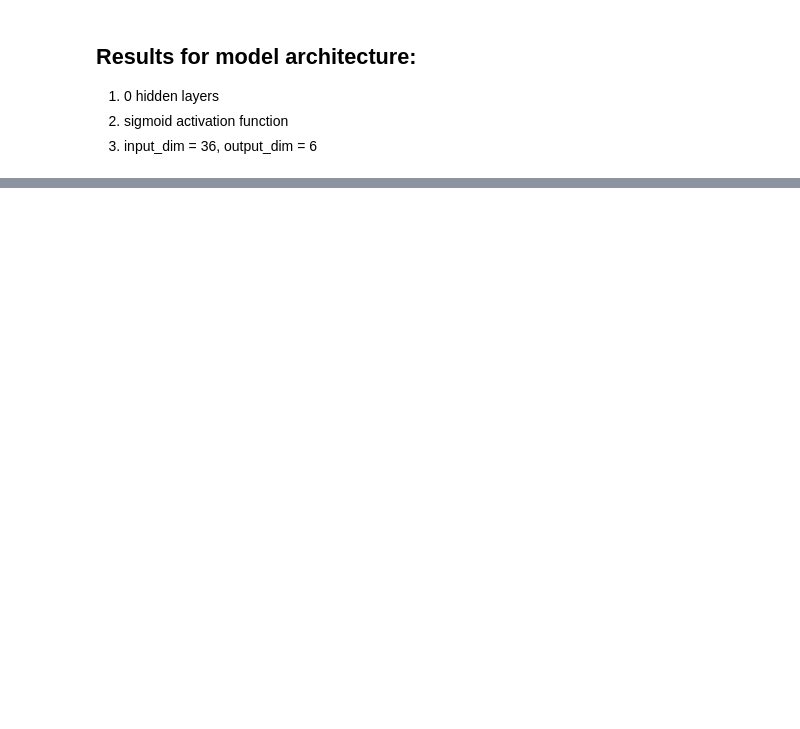
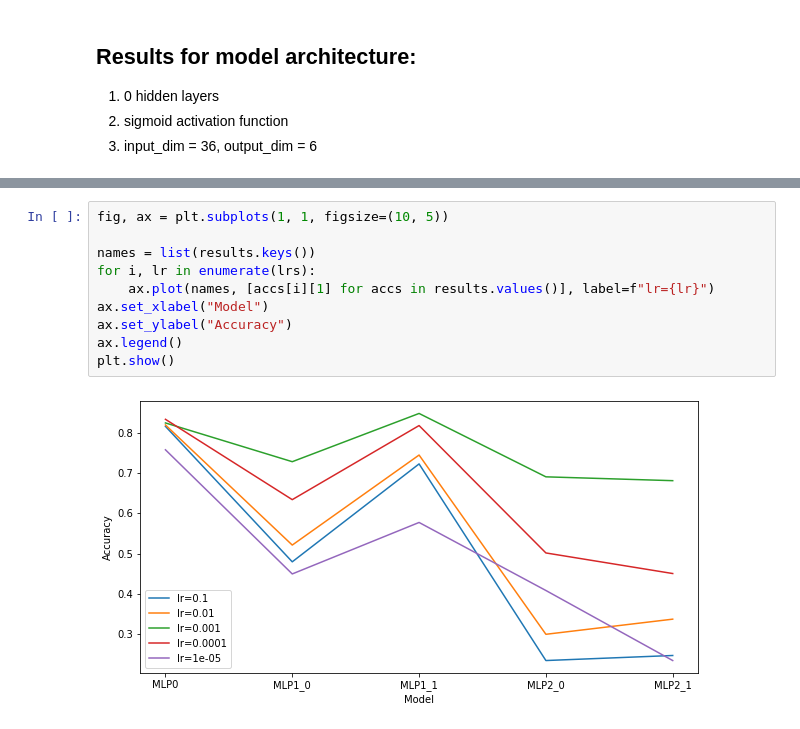
Before and after one commit to parthjindal/CS60050, a Jupyter notebook: Assignment3/main.ipynb, the cells around one changed output, grey strips where cells are left out. Saved outputs shown, nothing was run; the diff lists cells and outputs as text; blank space fills up the shorter version.

```diff
--- a/Assignment3/main.ipynb
+++ b/Assignment3/main.ipynb
@@ -158,0 +122,12 @@ train_dataset.target_transform = mtarget_transform
+# %%
+fig, ax = plt.subplots(1, 1, figsize=(10, 5))
+
+names = list(results.keys())
+for i, lr in enumerate(lrs):
+    ax.plot(names, [accs[i][1] for accs in results.values()], label=f"lr={lr}")
+ax.set_xlabel("Model")
+ax.set_ylabel("Accuracy")
+ax.legend()
+plt.show()
+# %% [output]
+[figure, added]
```
Also changed, not shown: parts of 11 cells of this notebook, 5 other files.
